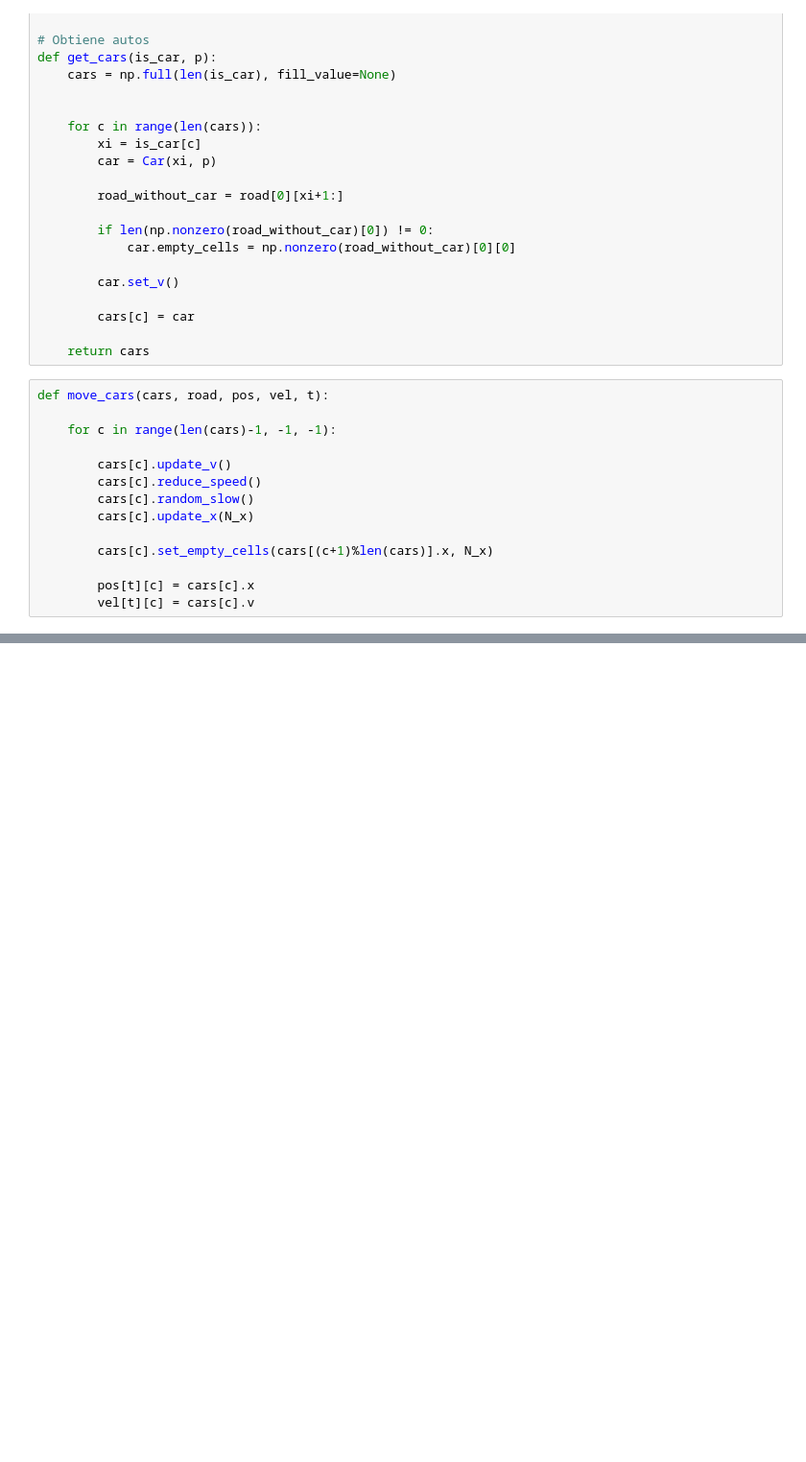
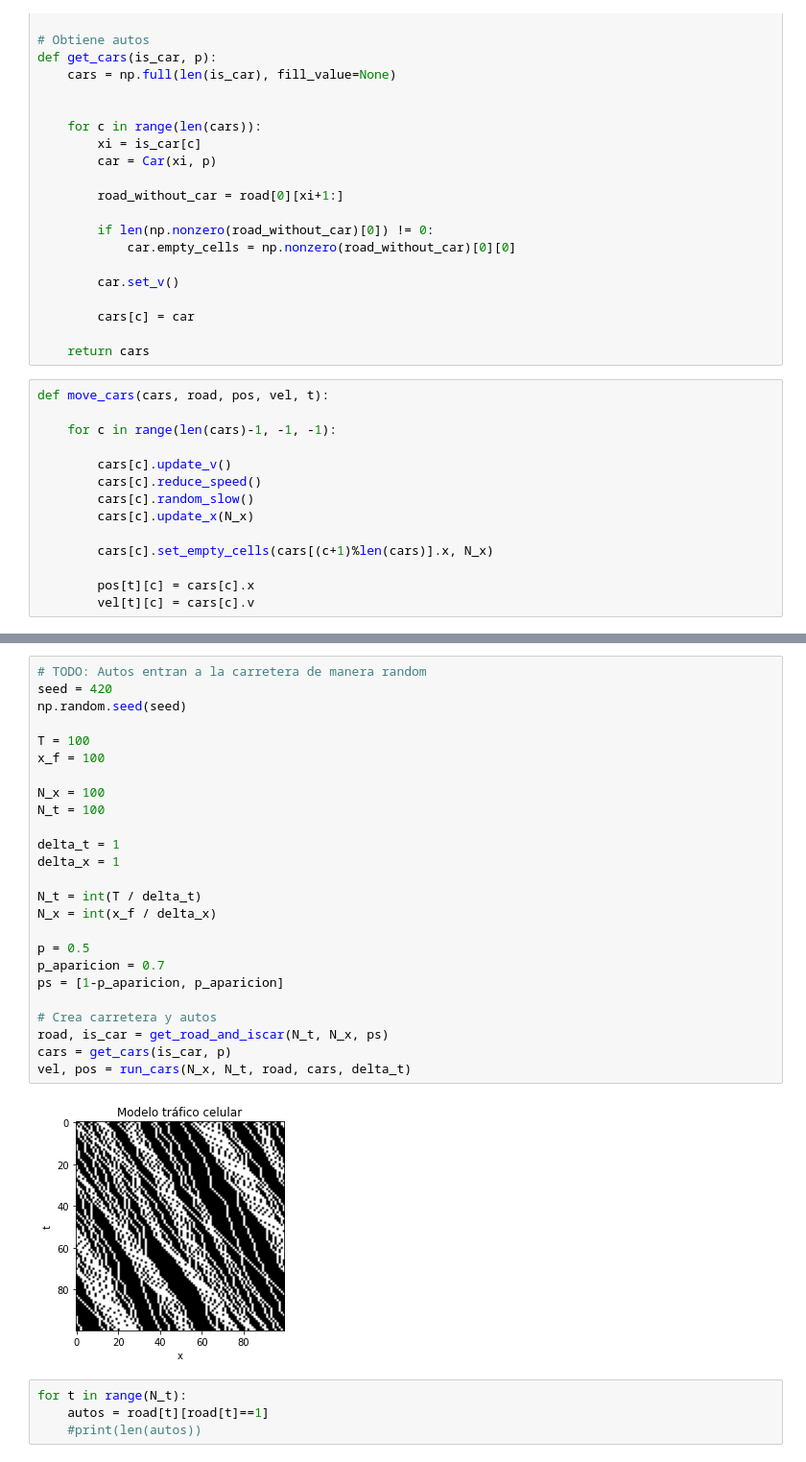
Before and after one commit to ElTapia/Jamiton, a Jupyter notebook: First_order_traffic_model/Cellular model.ipynb, the cells around one changed output, grey strips where cells are left out. Shown: that part at 96% size. Cells and saved outputs as stored; diff of their text form; blank space fills up the shorter version.

```diff
--- a/First_order_traffic_model/Cellular model.ipynb
+++ b/First_order_traffic_model/Cellular model.ipynb
@@ -128,0 +151,31 @@ def move_cars(cars, road, pos, vel, t):
+# %%
+# TODO: Autos entran a la carretera de manera random
+seed = 420
+np.random.seed(seed)
+
+T = 100
+x_f = 100
+
+N_x = 100
+N_t = 100
+
+delta_t = 1
+delta_x = 1
+
+N_t = int(T / delta_t)
+N_x = int(x_f / delta_x)
+
+p = 0.5
+p_aparicion = 0.7
+ps = [1-p_aparicion, p_aparicion]
+
+# Crea carretera y autos
+road, is_car = get_road_and_iscar(N_t, N_x, ps)
+cars = get_cars(is_car, p)
+vel, pos = run_cars(N_x, N_t, road, cars, delta_t)
+# %% [output]
+[figure, added]
+# %%
+for t in range(N_t):
+    autos = road[t][road[t]==1]
+    #print(len(autos))
```
Also changed, not shown: parts of 3 cells of this notebook, 1 other file.
